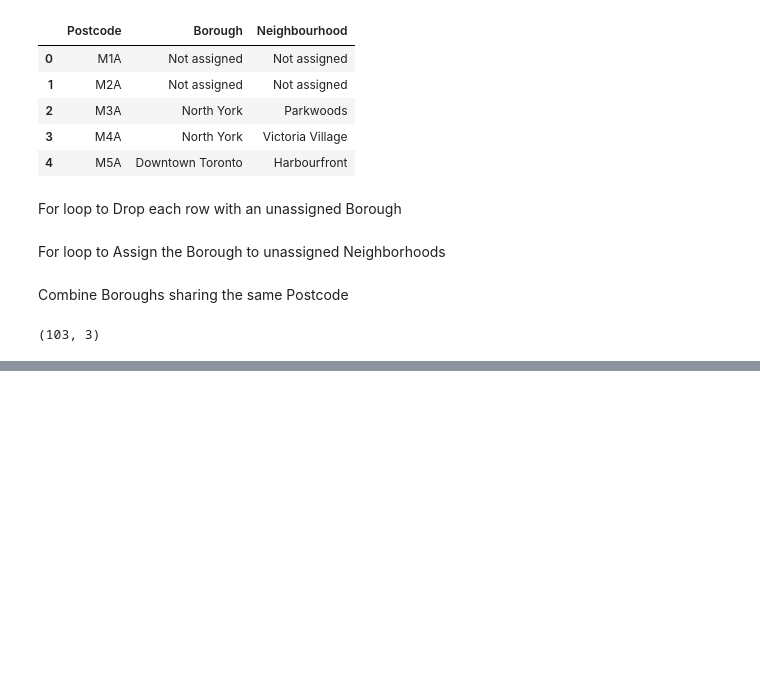
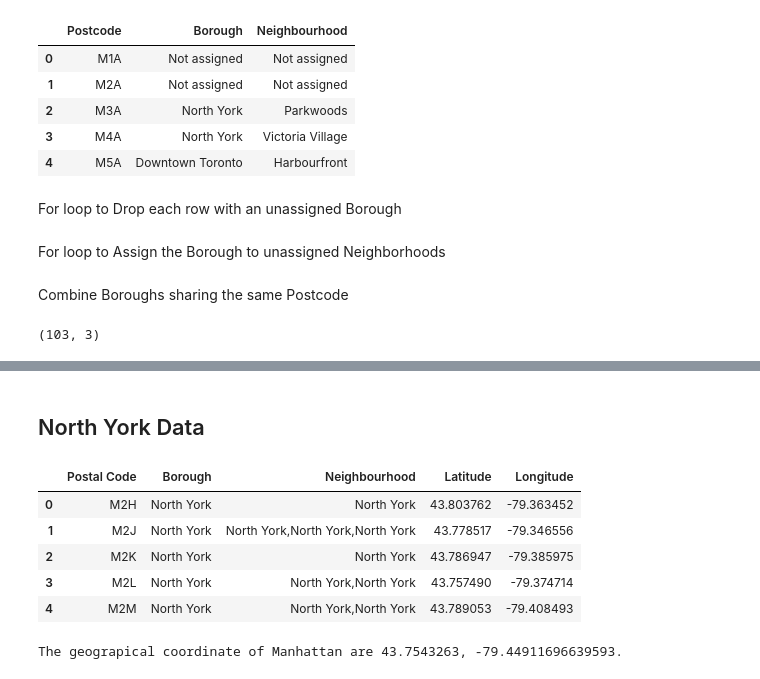
Before and after one commit to bavila142/Coursera_Capstone, a Jupyter notebook: Week3- Toronto neighborhoods.ipynb, the cells around one changed output, grey strips where cells are left out. Cells and saved outputs as stored; diff of their text form; code cells hidden in the pictures; blank space fills up the shorter version.

```diff
--- a/Week3- Toronto neighborhoods.ipynb
+++ b/Week3- Toronto neighborhoods.ipynb
@@ -63,0 +136,22 @@ df.shape
+# %% [markdown]
+## North York Data
+# %%
+northYork_data = geo_df[geo_df['Borough'] == 'North York'].reset_index(drop=True)
+northYork_data.head()
+# %% [output]
+|  | Postal Code | Borough | Neighbourhood | Latitude | Longitude |
+| 0 | M2H | North York | North York | 43.803762 | -79.363452 |
+| 1 | M2J | North York | North York,North York,North York | 43.778517 | -79.346556 |
+| 2 | M2K | North York | North York | 43.786947 | -79.385975 |
+| 3 | M2L | North York | North York,North York | 43.757490 | -79.374714 |
+| 4 | M2M | North York | North York,North York | 43.789053 | -79.408493 |
+# %%
+address = 'North York, CA'
+
+geolocator = Nominatim(user_agent="to_explorer")
+location = geolocator.geocode(address)
+latitude = location.latitude
+longitude = location.longitude
+print('The geograpical coordinate of Manhattan are {}, {}.'.format(latitude, longitude))
+# %% [output]
+The geograpical coordinate of Manhattan are 43.7543263, -79.44911696639593.
```
Also changed, not shown: parts of 24 cells of this notebook.
